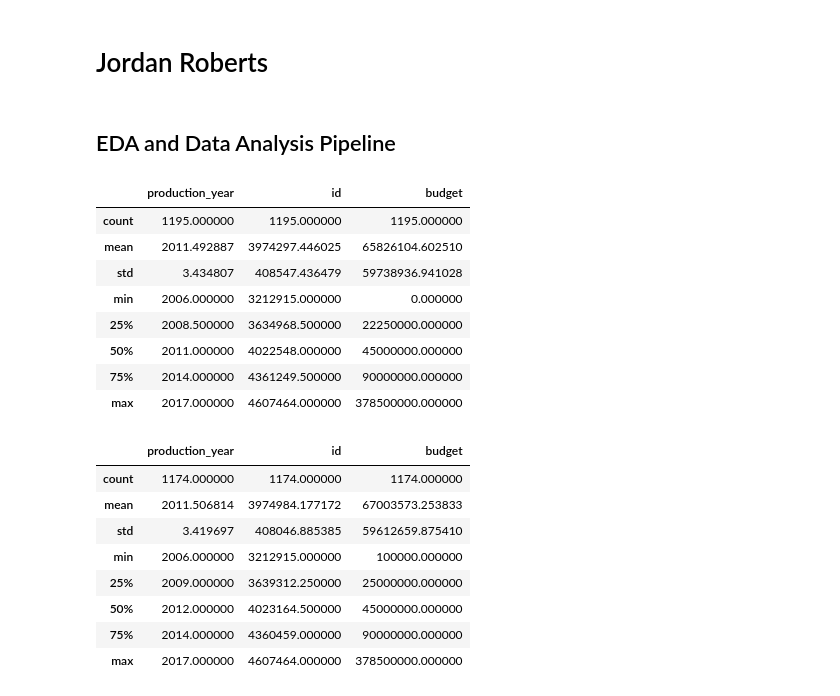
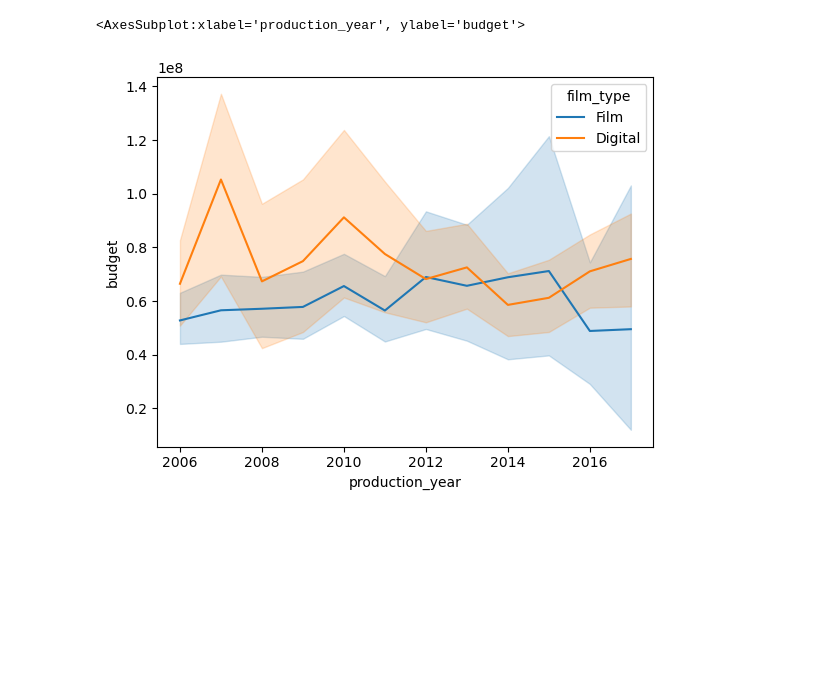
Before and after one commit to ubco-W2022T1-cosc301/project-group16, a Jupyter notebook: notebooks/analysis2.ipynb, the cells around one changed output. Cells and saved outputs as stored; diff of their text form; code cells hidden in the pictures; blank space fills up the shorter version.

```diff
--- a/notebooks/analysis2.ipynb
+++ b/notebooks/analysis2.ipynb
@@ -1,41 +1,12 @@
-# %% [markdown]
-# Jordan Roberts
-# %% [markdown]
-## EDA and Data Analysis Pipeline
 # %%
 import pandas as pd
 import numpy as np
 import seaborn as sns
+import project_functions2 as pf2
+import matplotlib.pyplot as plt
 
-movie_data = pd.read_csv("../data/raw/top_movies.csv")
+df = pf2.load_and_process("../data/raw/top_movies.csv")
+sns.lineplot(x=df["production_year"], y=df["budget"], hue=df["film_type"])
+# %% [output]
+<AxesSubplot:xlabel='production_year', ylabel='budget'>
+[figure, added]
-# %%
-movie_data.nunique(axis=0)
-movie_data.describe().apply(lambda s: s.apply(lambda x: format(x, 'f')))
-#basic data on dataset
-# %% [output]
-|  | production_year | id | budget |
-| count | 1195.000000 | 1195.000000 | 1195.000000 |
-| mean | 2011.492887 | 3974297.446025 | 65826104.602510 |
-| std | 3.434807 | 408547.436479 | 59738936.941028 |
-| min | 2006.000000 | 3212915.000000 | 0.000000 |
-| 25% | 2008.500000 | 3634968.500000 | 22250000.000000 |
-| 50% | 2011.000000 | 4022548.000000 | 45000000.000000 |
-| 75% | 2014.000000 | 4361249.500000 | 90000000.000000 |
-| max | 2017.000000 | 4607464.000000 | 378500000.000000 |
-# %%
- movie_data_imp = movie_data.copy().drop(['directors','camera_format','negative_format','budget_source'], axis=1)
-movie_data_cleaned=movie_data_imp[movie_data_imp['budget']>0]
-movie_data_cleaned=movie_data_cleaned.dropna(axis=0)
-movie_data_cleaned.nunique(axis=0)
-movie_data_cleaned.describe().apply(lambda s: s.apply(lambda x: format(x, 'f')))
-#remove any null values or movies with budget of 0
-# %% [output]
-|  | production_year | id | budget |
-| count | 1174.000000 | 1174.000000 | 1174.000000 |
-| mean | 2011.506814 | 3974984.177172 | 67003573.253833 |
-| std | 3.419697 | 408046.885385 | 59612659.875410 |
-| min | 2006.000000 | 3212915.000000 | 100000.000000 |
-| 25% | 2009.000000 | 3639312.250000 | 25000000.000000 |
-| 50% | 2012.000000 | 4023164.500000 | 45000000.000000 |
-| 75% | 2014.000000 | 4360459.000000 | 90000000.000000 |
-| max | 2017.000000 | 4607464.000000 | 378500000.000000 |
```
Also changed, not shown: parts of 9 cells of this notebook, 3 other files.
